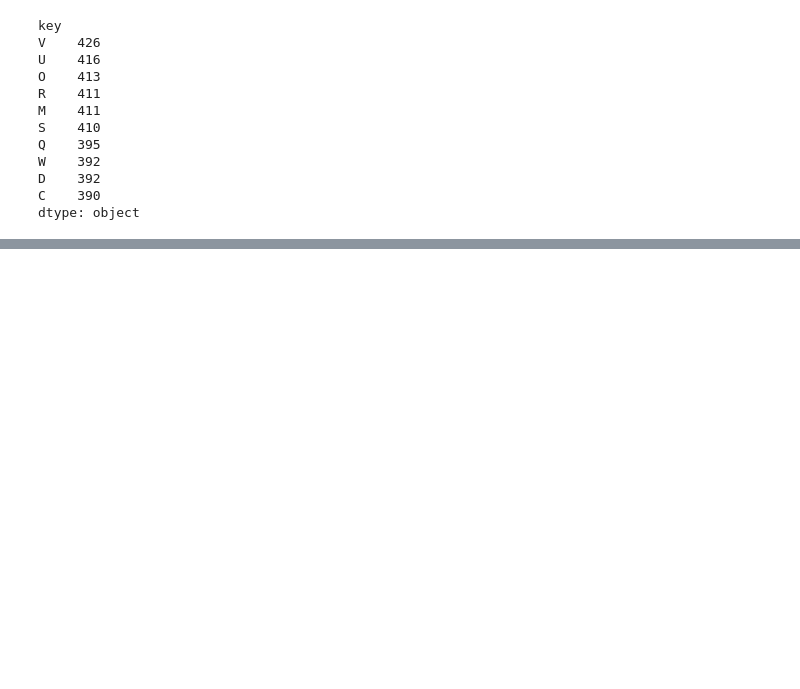
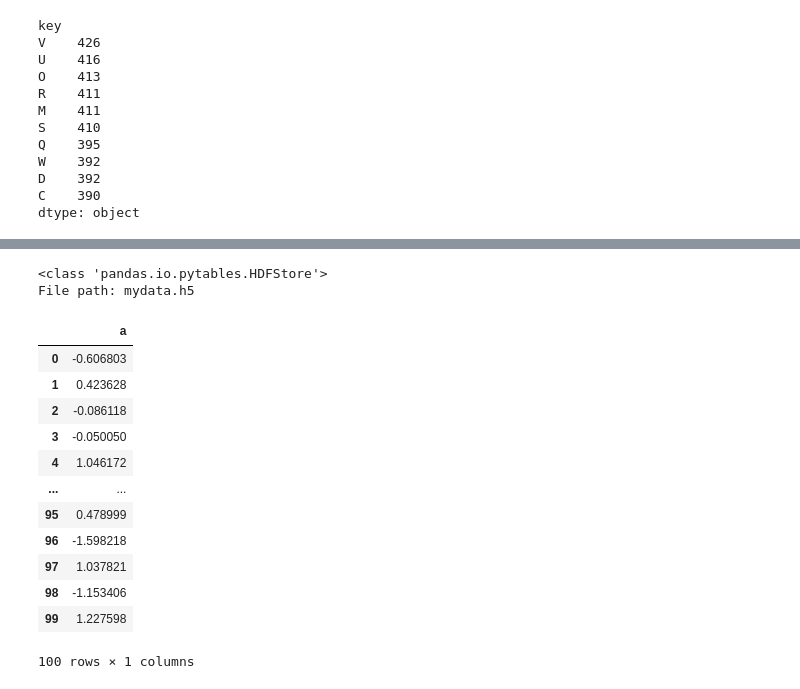
Before and after one commit to hemant0hack/Data-Analysis-Practices, a Jupyter notebook: Pandas/Data Loading, Storage, and File Formats.ipynb, the cells around one changed output, grey strips where cells are left out. Cells and saved outputs as stored; diff of their text form; code cells hidden in the pictures; blank space fills up the shorter version.

```diff
--- a/Pandas/Data Loading, Storage, and File Formats.ipynb
+++ b/Pandas/Data Loading, Storage, and File Formats.ipynb
@@ -249,0 +553,29 @@ dtype: object
+# %%
+frame = pd.DataFrame({'a': np.random.randn(100)})
+# %%
+store = pd.HDFStore('mydata.h5')
+# %%
+store['obj1'] = frame
+# %%
+store['obj1_col'] = frame
+# %%
+store
+# %% [output]
+<class 'pandas.io.pytables.HDFStore'>
+File path: mydata.h5
+# %%
+store['obj1']
+# %% [output]
+|  | a |
+| 0 | -0.606803 |
+| 1 | 0.423628 |
+| 2 | -0.086118 |
+| 3 | -0.050050 |
+| 4 | 1.046172 |
+| ... | ... |
+| 95 | 0.478999 |
+| 96 | -1.598218 |
+| 97 | 1.037821 |
+| 98 | -1.153406 |
+| 99 | 1.227598 |
+100 rows × 1 columns
```
Also changed, not shown: parts of 107 cells of this notebook, 12 other files.
